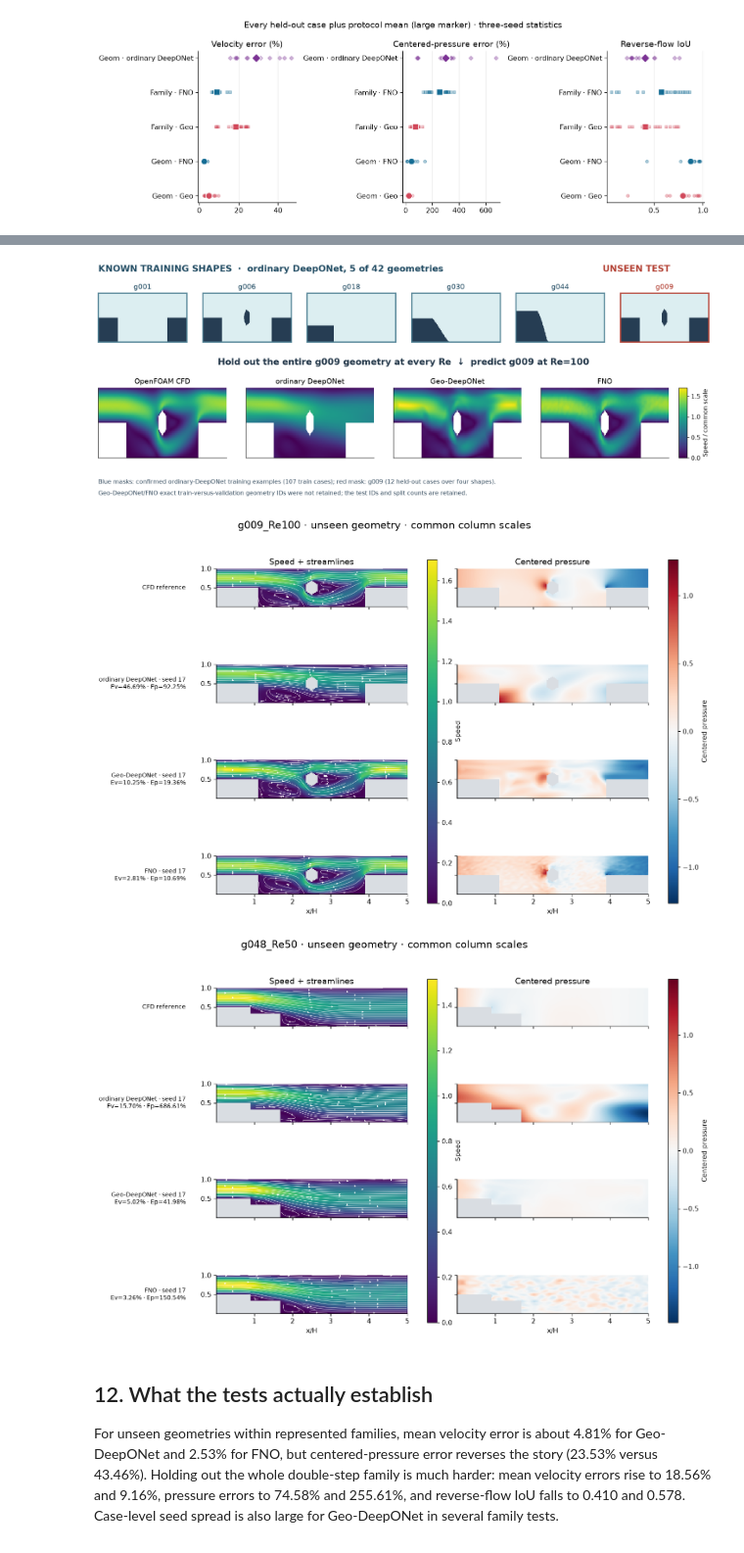
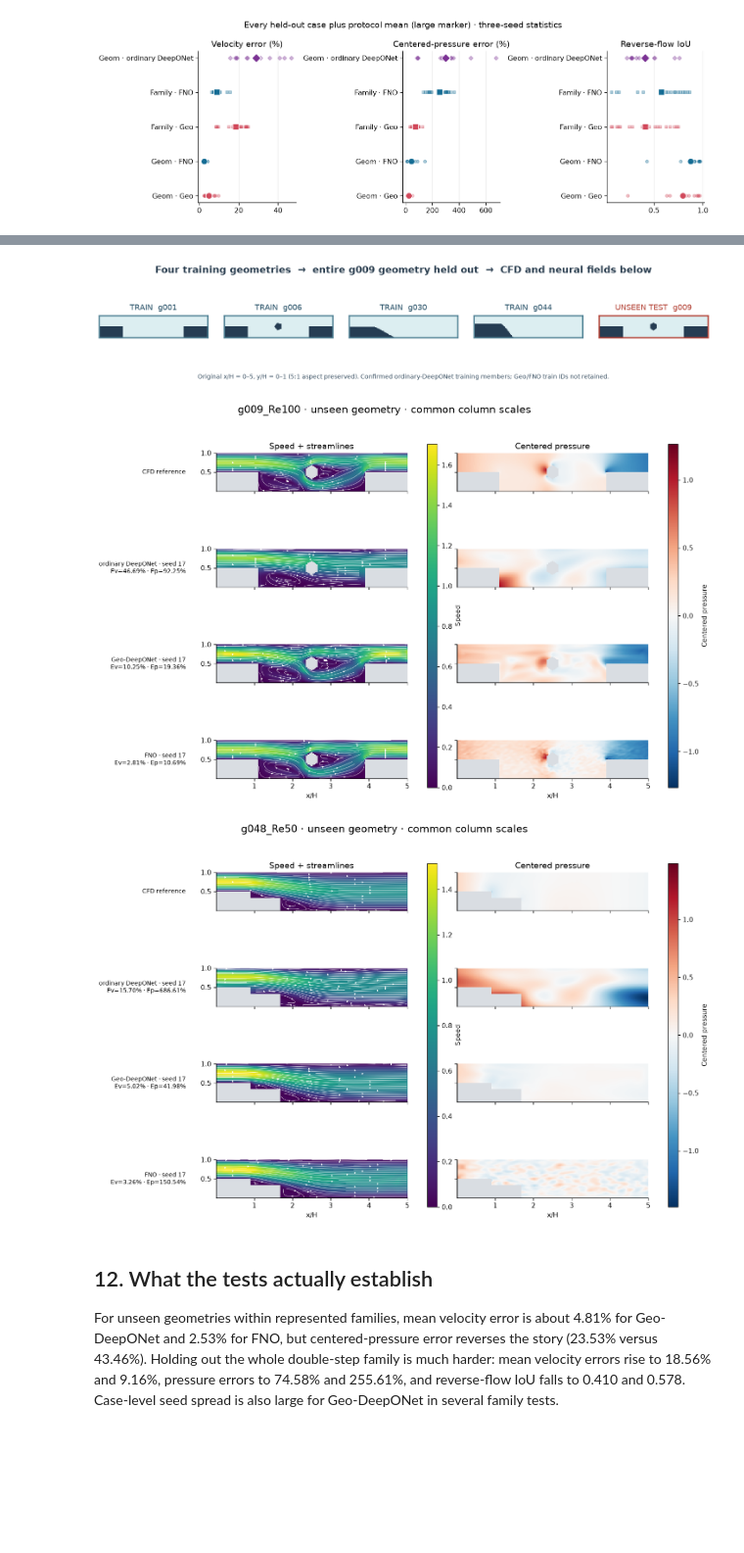
Before and after one commit to Ehsan-Roohi/FlowMLLab, a Jupyter notebook: notebooks/week15/W15_Geometry_Operators_Step_Audit.ipynb, the cells around one changed output, grey strips where cells are left out. Shown at 98% size. Drawn from its saved outputs; the diff is of its cells as text; code cells hidden in the pictures; blank space fills up the shorter version.

Commit message:
Preserve Week 15 flow panels and add true-aspect training strip

```diff
--- a/notebooks/week15/W15_Geometry_Operators_Step_Audit.ipynb
+++ b/notebooks/week15/W15_Geometry_Operators_Step_Audit.ipynb
@@ -726,60 +725,39 @@ def load_ordinary(case):
     path=DEEP_ROOT/f'ordinary-deeponet-seed17/predictions/geometry_holdout/ordinary_deeponet/seed_17/{case}_prediction.npz'
     with np.load(path,allow_pickle=False) as z: return {k:z[k].copy() for k in z.files}
 
-def geometry_generalization_overview():
-    case='g009_Re100_medium'
-    geo=load_followup(case,'geo_deeponet')
-    ordinary=load_ordinary(case)
-    fno=load_followup(case,'fno')
-    train_examples=[1,6,18,30,44]
+def training_geometry_strip():
+    train_examples=[1,6,30,44]
     recorded=json.loads((DEEP_ROOT/'ordinary-deeponet-seed17/manifest.json').read_text())['split']
     forbidden=set(recorded['validation_geometry_ids']+recorded['test_geometry_ids'])
     assert not (set(train_examples)&forbidden)
     assert recorded['test_geometry_ids']==[9,23,36,48]
     assert (recorded['train_cases'],recorded['validation_cases'],recorded['test_cases'])==(107,11,12)
-    fig=plt.figure(figsize=(15.5,6.3),facecolor='white')
-    top=fig.add_gridspec(1,6,left=.04,right=.96,top=.80,bottom=.62,wspace=.18)
+    geo=load_followup('g009_Re100_medium','geo_deeponet')
+    np.testing.assert_array_equal(dataset['masks'][np.flatnonzero(geometry_ids==9)[0]],geo['mask'])
     from matplotlib.colors import ListedColormap
     mask_cmap=ListedColormap(['#263d53','#dceef1'])
+    fig,axs=plt.subplots(1,5,figsize=(12.8,2.5),facecolor='white')
     for j,gid in enumerate(train_examples+[9]):
         idx=int(np.flatnonzero(geometry_ids==gid)[0])
         mask=dataset['masks'][idx].reshape(60,300)
-        ax=fig.add_subplot(top[0,j])
-        ax.imshow(mask,origin='lower',extent=(0,5,0,1),aspect='auto',
+        ax=axs[j]
+        ax.imshow(mask,origin='lower',extent=(0,5,0,1),aspect='equal',
                   cmap=mask_cmap,vmin=0,vmax=1,interpolation='nearest')
         ax.set(xticks=[],yticks=[],xlim=(0,5),ylim=(0,1))
-        ax.set_title(f'g{gid:03d}',fontsize=12,color='#b44235' if gid==9 else '#244e65',pad=7)
+        ax.set_aspect('equal',adjustable='box')
+        ax.set_title(('UNSEEN TEST  ' if gid==9 else 'TRAIN  ')+f'g{gid:03d}',
+                     fontsize=11,color='#b44235' if gid==9 else '#244e65',pad=8)
         for spine in ax.spines.values():
             spine.set_visible(True); spine.set_color('#b44235' if gid==9 else '#4f8194'); spine.set_linewidth(2)
-    np.testing.assert_array_equal(dataset['masks'][np.flatnonzero(geometry_ids==9)[0]],geo['mask'])
-    fig.text(.04,.88,'KNOWN TRAINING SHAPES  ·  ordinary DeepONet, 5 of 42 geometries',
-             fontsize=15,weight='bold',color='#244e65')
-    fig.text(.80,.88,'UNSEEN TEST',fontsize=15,weight='bold',color='#b44235')
-    fig.text(.5,.535,'Hold out the entire g009 geometry at every Re  ↓  predict g009 at Re=100',
-             ha='center',fontsize=15,weight='bold',color='#25394b')
-    bottom=fig.add_gridspec(1,4,left=.04,right=.90,top=.45,bottom=.19,wspace=.15)
-    ny,nx=map(int,geo['shape']); mask=geo['mask'].reshape(ny,nx)
-    outputs=[('OpenFOAM CFD',geo['truth']),('ordinary DeepONet',ordinary['prediction']),
-             ('Geo-DeepONet',geo['prediction']),('FNO',fno['prediction'])]
-    vmax=max(float(np.hypot(a.reshape(ny,nx,3)[:,:,0],a.reshape(ny,nx,3)[:,:,1])[mask].max())
-             for _,a in outputs)
-    for j,(name,array) in enumerate(outputs):
-        a=array.reshape(ny,nx,3)
-        speed=np.ma.masked_where(~mask,np.hypot(a[:,:,0],a[:,:,1]))
-        ax=fig.add_subplot(bottom[0,j])
-        im=ax.imshow(speed,origin='lower',extent=(0,5,0,1),aspect='auto',
-                     cmap='viridis',vmin=0,vmax=vmax,interpolation='nearest')
-        ax.set(xticks=[],yticks=[],xlim=(0,5),ylim=(0,1))
-        ax.set_title(name,fontsize=12,pad=7)
-    fig.colorbar(im,cax=fig.add_axes([.915,.19,.012,.26]),label='Speed / common scale')
-    fig.text(.04,.095,'Blue masks: confirmed ordinary-DeepONet training examples (107 train cases); red mask: g009 (12 held-out cases over four shapes).',
-             fontsize=10,color='#344b5e')
-    fig.text(.04,.053,'Geo-DeepONet/FNO exact train-versus-validation geometry IDs were not retained; the test IDs and split counts are retained.',
-             fontsize=10,color='#344b5e')
-    fig.savefig(NEW/'generated/geometry_train_to_unseen_test.png',dpi=165,bbox_inches='tight')
+    fig.suptitle('Four training geometries  →  entire g009 geometry held out  →  CFD and neural fields below',
+                 fontsize=14,weight='bold',color='#25394b',y=.98)
+    fig.text(.5,.07,'Original x/H = 0–5, y/H = 0–1 (5:1 aspect preserved). Confirmed ordinary-DeepONet training members; Geo/FNO train IDs not retained.',
+             ha='center',fontsize=9,color='#344b5e')
+    fig.subplots_adjust(left=.02,right=.98,top=.78,bottom=.20,wspace=.15)
+    fig.savefig(NEW/'generated/geometry_training_strip.png',dpi=165,bbox_inches='tight')
     plt.show()
 
-geometry_generalization_overview()
+training_geometry_strip()
 
 def geometry_comparison(case):
     fs=[load_followup(case,'geo_deeponet'),load_ordinary(case),load_followup(case,'geo_deeponet'),load_followup(case,'fno')]
@@ -800,34 +778,34 @@ def geometry_comparison(case):
     vmax=max(float(v.max()) for v in speed); plim=max(float(np.abs(v).max()) for v in pressure)
     fig=plt.figure(figsize=(12.8,8.8))
     grid=fig.add_gridspec(4,4,left=.23,right=.97,top=.89,bottom=.09,
                           width_ratios=[20,1,20,1],wspace=.20,hspace=.70)
     axs=np.empty((4,2),dtype=object)
     for row in range(4):
         for col,grid_col in enumerate((0,2)):
             axs[row,col]=fig.add_subplot(grid[row,grid_col],
                 sharex=axs[0,0] if row or col else None,
                 sharey=axs[0,0] if row or col else None)
     for i,(a,label) in enumerate(zip(aa,labels)):
         im0=axs[i,0].pcolormesh(x,y,speed[i],cmap='viridis',vmin=0,vmax=vmax,shading='nearest')
         axs[i,0].streamplot(np.linspace(x[0],x[-1],len(x)),np.linspace(y[0],y[-1],len(y)),
           np.ma.masked_where(~mask,a[:,:,0]),np.ma.masked_where(~mask,a[:,:,1]),
           color='white',density=.85,linewidth=.42,arrowsize=.5)
         im1=axs[i,1].pcolormesh(x,y,pressure[i],cmap='RdBu_r',vmin=-plim,vmax=plim,shading='nearest')
         axs[i,0].set_ylabel(label,rotation=0,ha='right',va='center',labelpad=22,fontsize=9)
         for ax in axs[i]: ax.set_aspect('equal'); ax.set_facecolor('#d9dde2')
         axs[i,1].tick_params(axis='y',labelleft=False)
         if i<3:
             for ax in axs[i]: ax.tick_params(axis='x',labelbottom=False)
     axs[0,0].set_title('Speed + streamlines'); axs[0,1].set_title('Centered pressure')
     for ax in axs[-1]: ax.set_xlabel('x/H')
     fig.colorbar(im0,cax=fig.add_subplot(grid[:,1]),label='Speed')
     fig.colorbar(im1,cax=fig.add_subplot(grid[:,3]),label='Centered pressure')
     fig.suptitle(case.replace('_medium','')+' · unseen geometry · common column scales',fontsize=15)
     fig.savefig(NEW/f'generated/{case}_fields.png',dpi=165,bbox_inches='tight'); plt.show()
 
 for case in ['g009_Re100_medium','g048_Re50_medium']: geometry_comparison(case)
 # %% [output]
-[figure, old version]
+[figure, new version]
 [figure]
 [figure]
 # %% [markdown]
```
Also changed, not shown: parts of 1 cell of this notebook, 9 other files.
